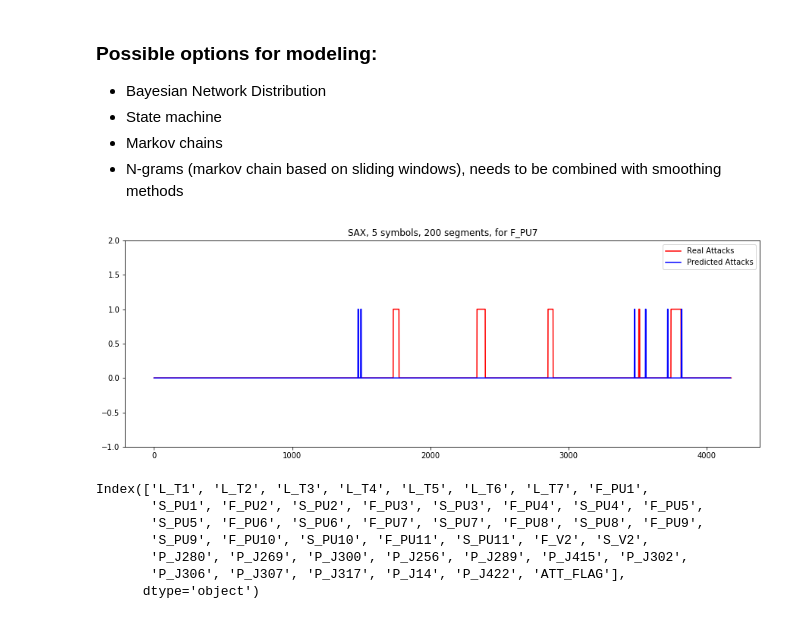
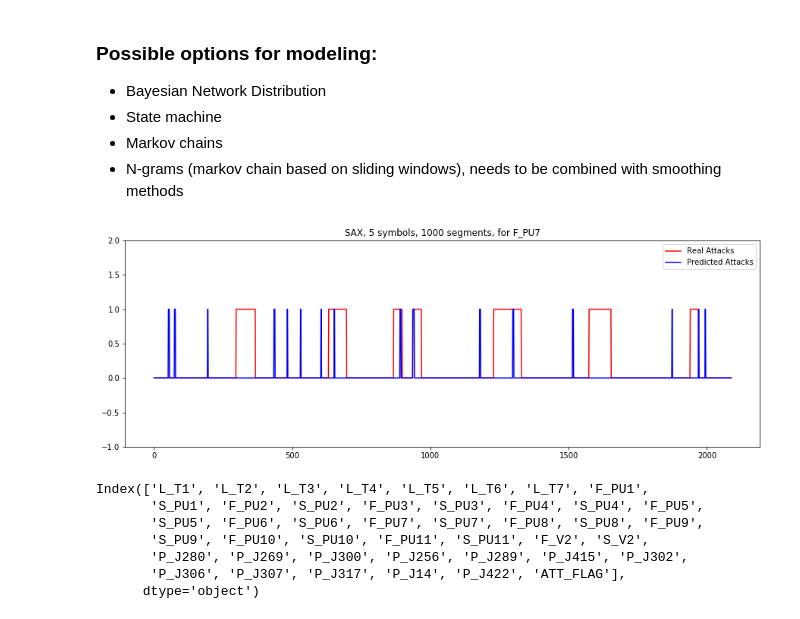
Before and after one commit to R-Graafmans/CDA_CS4035, a Jupyter notebook: Assignment2/Main_cas.ipynb, the cells around one changed output. Cells and saved outputs as stored; diff of their text form; code cells hidden in the pictures.

```diff
--- a/Assignment2/Main_cas.ipynb
+++ b/Assignment2/Main_cas.ipynb
@@ -293,20 +293,23 @@ import pprint
 
 VALUE_FOR_ANOMALITY_DETECTED = 1
 VALUE_FOR_NORMALITY_DETECTED = 0
+MINIMAL_VALUE_FOR_ATTACK = 0.99
 scaler = StandardScaler()
 
 
 def create_n_gram(levels, attack_data, n_elements):
     # Use the zip function to help us generate n-grams
     # Concatentate the tokens into ngrams and return
-    bla = zip(levels, attack_data)
+    attacks = zip(levels, attack_data)
     levels_to_use = []
-    for level, attack in bla:
-        if attack >= 0.99:
+    # Do not use the attacks in determining normal behaviour.
+    for level, attack_value in attacks:
+        if attack_value >= MINIMAL_VALUE_FOR_ATTACK:
+            # Do not take into account attacks when training
             levels_to_use.append(None)
         else:
             levels_to_use.append(level)
-    ngrams = zip(*[levels_to_use[i:] for i in range(n_elements)])
+    ngrams = list(zip(*[levels_to_use[i:] for i in range(n_elements)]))
     n_gram_dict = {}
     for ngram in ngrams:
         if not None in ngram:
@@ -325,8 +328,14 @@ def classify_using_n_grams(sax_training, attacks_in_training, sax_test, treshold
         if sequence_probability <= treshold:
             anomality_sequences.add(tuple(sequence))
     detected_list = []
-    for i in range(len(sax_test) - 5):
-        sequence = sax_test[i:i+5]
+    for i in range(len(sax_test)):
+        if i >= len(sax_test) - n_elements:
+            # Take the last n_elements values into account if
+            # we are at the end
+            sequence = sax_test[-n_elements:]
+        else:
+            sequence = sax_test[i:i+n_elements]
+
         if tuple(sequence) in anomality_sequences:
             detected_list.append(VALUE_FOR_ANOMALITY_DETECTED)
         else:
@@ -358,9 +367,11 @@ def discretization(training_set, test_set, features, n_segments, alphabet_size,
         sax_test = get_sax_data(sax, scaled_test_data, test_set, feature)
         attacks_in_training = training_set['ATT_FLAG']
 
-        # TODO att_flag is not present in data3. Maybe add it?
-        plt.plot(test_set['ATT_FLAG'],'r')
-        plt.plot(classify_using_n_grams(sax_training, attacks_in_training, sax_test, treshold, n_elements_ngram), 'b-')
+        real_values = test_set['ATT_FLAG']
+        plt.plot(real_values,'r')
+
+        predicted_values = classify_using_n_grams(sax_training, attacks_in_training, sax_test, treshold, n_elements_ngram)
+        plt.plot(predicted_values, 'b-')
 
         plot_title = f"SAX, {alphabet_size} symbols, {n_segments} segments, for {feature}"
         plt.legend(['Real Attacks', 'Predicted Attacks'])
@@ -370,17 +381,18 @@ def discretization(training_set, test_set, features, n_segments, alphabet_size,
 # %%
 # F_PU1 and F_PU7 both detect other anomalies
 data2.loc[data2['ATT_FLAG'] < 0, 'ATT_FLAG'] = 0
 training_data = data2.append(data, ignore_index = True)
-test_data = data2
-# TODO
-features = ['L_T1', 'F_PU1', 'L_T7', 'F_PU7']
-discretization(training_data, test_data, ['F_PU7'],
-               n_segments=200,
+test_data = data3
+# features = ['L_T1', 'L_T4', 'L_T7', 'F_PU1', 'F_PU2', 'F_PU7', 'F_PU10', 'F_PU11']
+# features = ['F_PU1', 'F_PU2', 'F_PU7', 'F_PU10', 'F_PU11']
+features = ['F_PU7']
+discretization(training_data, test_data, features,
+               n_segments=1000,
                alphabet_size=5,
-               treshold=0.0001,
+               treshold=0.0004,
                n_elements_ngram=5)
 # %% [output]
-[figure, old version]
+[figure, new version]
 # %%
 print(data2.columns)
 # %% [output]
```
Also changed, not shown: 1 other file.
